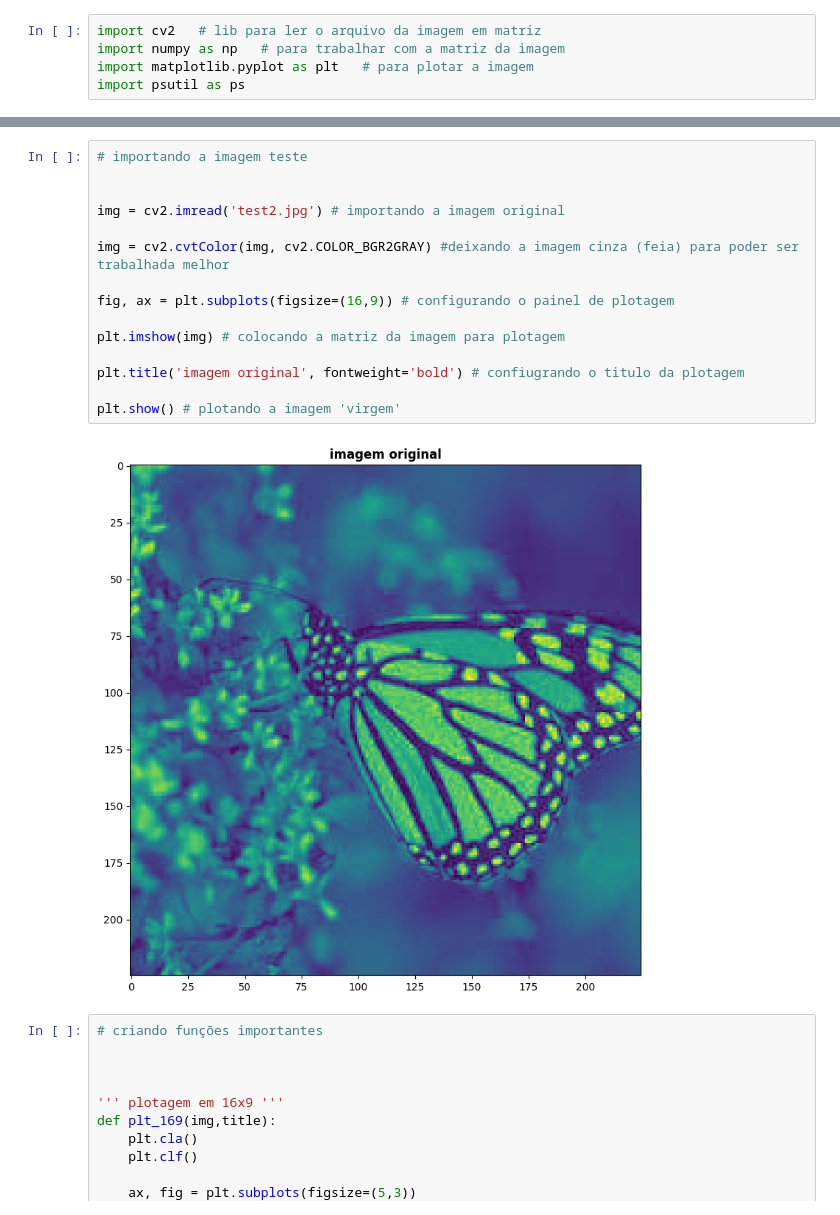
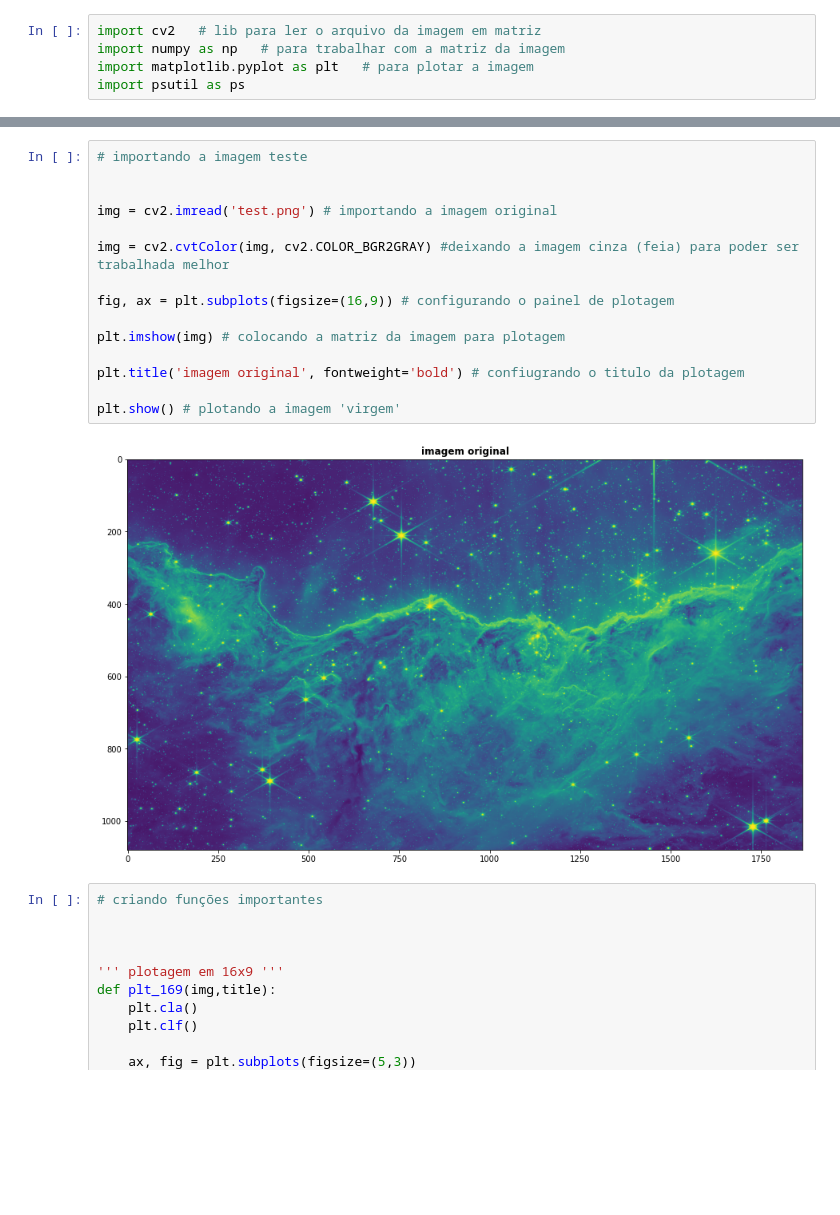
Before and after one commit to reinanbr/denoise_img, a Jupyter notebook: Untitled.ipynb, the cells around one changed output, grey strips where cells are left out. Drawn from its saved outputs; the diff is of its cells as text; blank space fills up the shorter version.

```diff
--- a/Untitled.ipynb
+++ b/Untitled.ipynb
@@ -14,20 +34,20 @@ temp,cpu_perc,ram
 # %%
 # importando a imagem teste
 
 
-img = cv2.imread('test2.jpg') # importando a imagem original
+img = cv2.imread('test.png') # importando a imagem original
 
 img = cv2.cvtColor(img, cv2.COLOR_BGR2GRAY) #deixando a imagem cinza (feia) para poder ser trabalhada melhor
 
 fig, ax = plt.subplots(figsize=(16,9)) # configurando o painel de plotagem
 
 plt.imshow(img) # colocando a matriz da imagem para plotagem
 
 plt.title('imagem original', fontweight='bold') # confiugrando o titulo da plotagem
 
 plt.show() # plotando a imagem 'virgem'
 # %% [output]
-[figure, old version]
+[figure, new version]
 # %%
 # criando funções importantes
 
```
Also changed, not shown: parts of 14 cells of this notebook, 32 other files.
